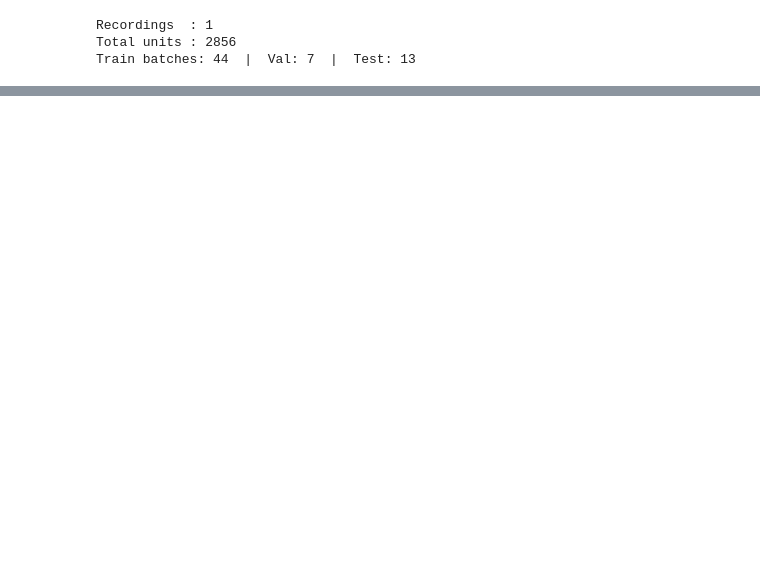
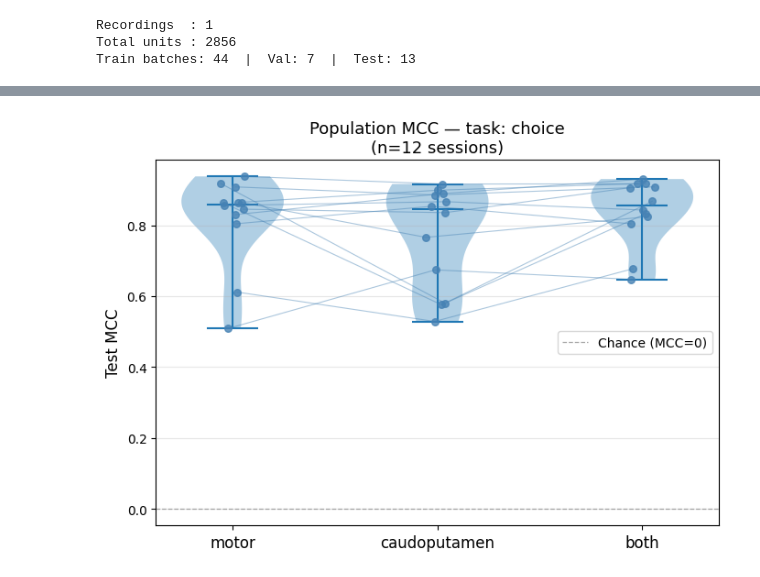
Before and after one commit to catalystneuro/dandi_torch_brain_tutorials, a Jupyter notebook: 000409_mlp_classification.ipynb, the cells around one changed output, grey strips where cells are left out. Drawn from its saved outputs; the diff is of its cells as text; code cells hidden in the pictures; blank space fills up the shorter version.

```diff
--- a/000409_mlp_classification.ipynb
+++ b/000409_mlp_classification.ipynb
@@ -268,16 +246,0 @@ plt.show()
-# %%
-fig, ax = plt.subplots(figsize=(6, 5))
-ax.plot([0, 1], [0, 1], "k--", linewidth=0.8, label="Chance")
-
-for label in cls_models:
-    fpr, tpr, _ = roc_curve(cls_test_targets_arr[label], cls_test_probs[label])
-    roc_auc = auc(fpr, tpr)
-    ax.plot(fpr, tpr, linewidth=2, label=f"{label}  (AUC={roc_auc:.3f})")
-
-ax.set_xlabel("False Positive Rate", fontsize=12)
-ax.set_ylabel("True Positive Rate", fontsize=12)
-ax.set_title(f"ROC curves — task: {TASK_CLS}", fontsize=13)
-ax.legend(fontsize=10)
-ax.grid(alpha=0.3)
-plt.tight_layout()
-plt.show()
@@ -285,0 +383,4 @@ plt.show()
+# %%
+plot_population_mcc(population_results, task=TASK_CLS)
+# %% [output]
+[figure, added]
```
Also changed, not shown: parts of 18 cells of this notebook, 1 other file.
